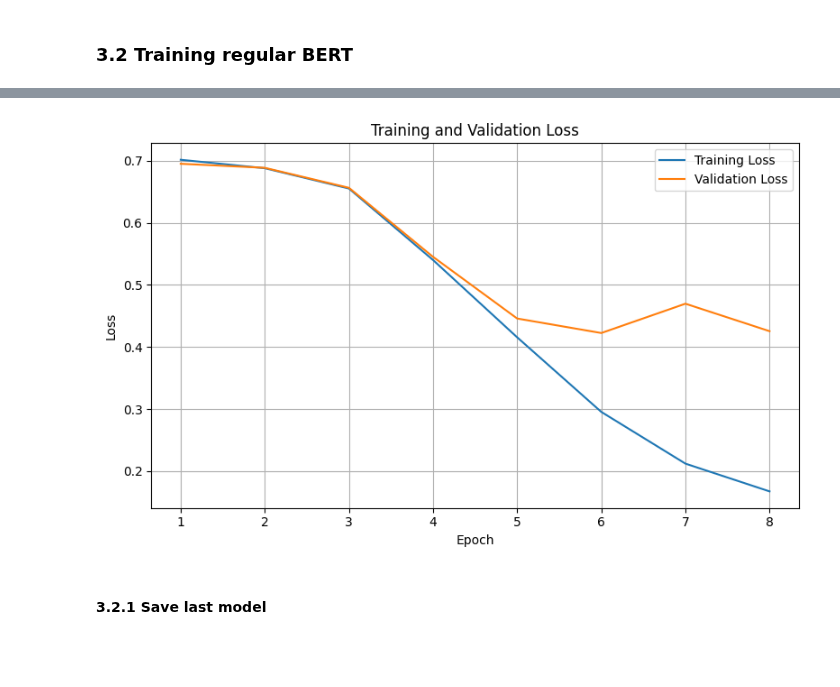
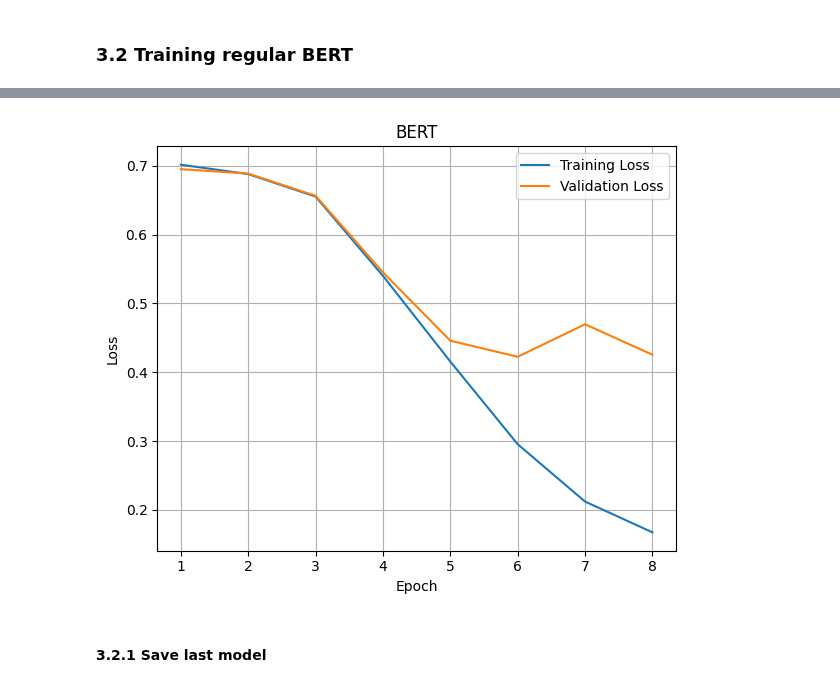
Before and after one commit to Raphael-Merz/nonsig-master-thesis, a Jupyter notebook: notebooks/python/BERT training with Early Stopping.ipynb, the cells around one changed output, grey strips where cells are left out. Saved outputs shown, nothing was run; the diff lists cells and outputs as text; code cells hidden in the pictures; blank space fills up the shorter version.

```diff
--- a/notebooks/python/BERT training with Early Stopping.ipynb
+++ b/notebooks/python/BERT training with Early Stopping.ipynb
@@ -326,32 +328,32 @@ TrainOutput(global_step=128, training_loss=0.45937953144311905, metrics={'train_
 # %%
 # Visualize loss curves
 import matplotlib.pyplot as plt
 
 # Extract training log history
 logs = pd.DataFrame(trainer.state.log_history)
 
 # Filter for loss values
 loss_logs = logs[logs["loss"].notnull()][["epoch", "loss"]]
 eval_logs = logs[logs["eval_loss"].notnull()][["epoch", "eval_loss"]]
 
 # Plotting
-plt.figure(figsize=(8, 5))
+plt.figure(figsize=(6, 5))
 plt.plot(loss_logs["epoch"], loss_logs["loss"], label="Training Loss")
 plt.plot(eval_logs["epoch"], eval_logs["eval_loss"], label="Validation Loss")
 plt.xlabel("Epoch")
 plt.ylabel("Loss")
 plt.title("BERT")
 plt.legend()
 plt.grid(True)
 plt.tight_layout()
 
 # Save the figure
 from pathlib import Path
 plt.savefig((save_path := Path(results_path) / "loss_curve").mkdir(parents=True, exist_ok=True) or save_path / "BERT.pdf", dpi=300, bbox_inches='tight')
 
 plt.show()
 # %% [output]
-[figure, old version]
+[figure, new version]
 # %% [markdown]
 #### 3.2.1 Save last model
 # %%
```
Also changed, not shown: parts of 4 cells of this notebook, 13 other files.
